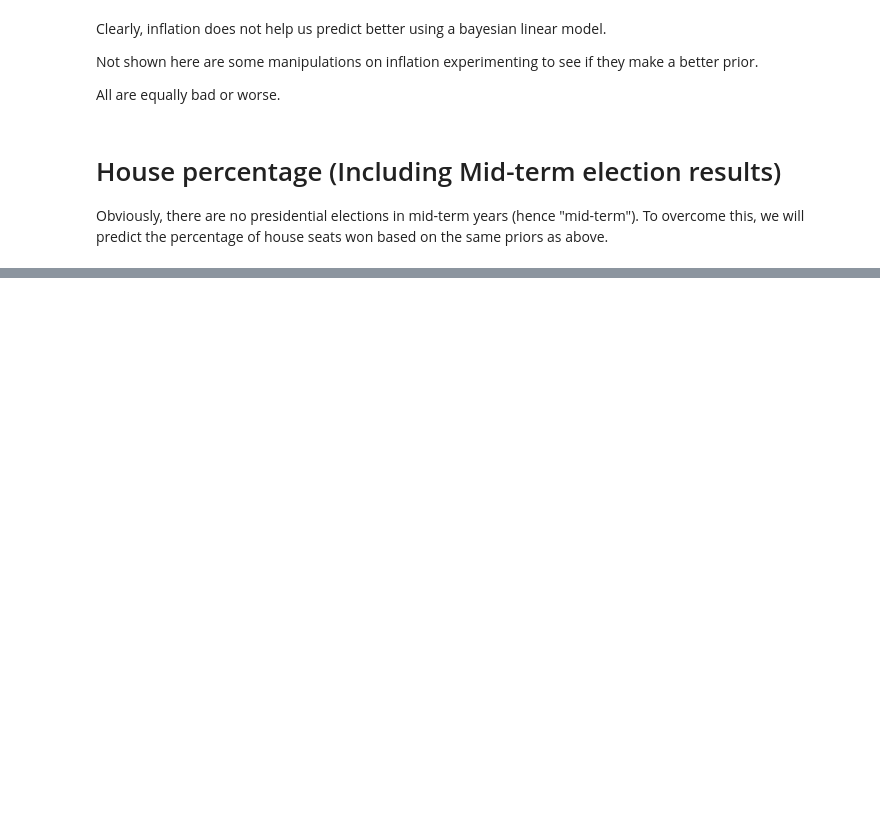
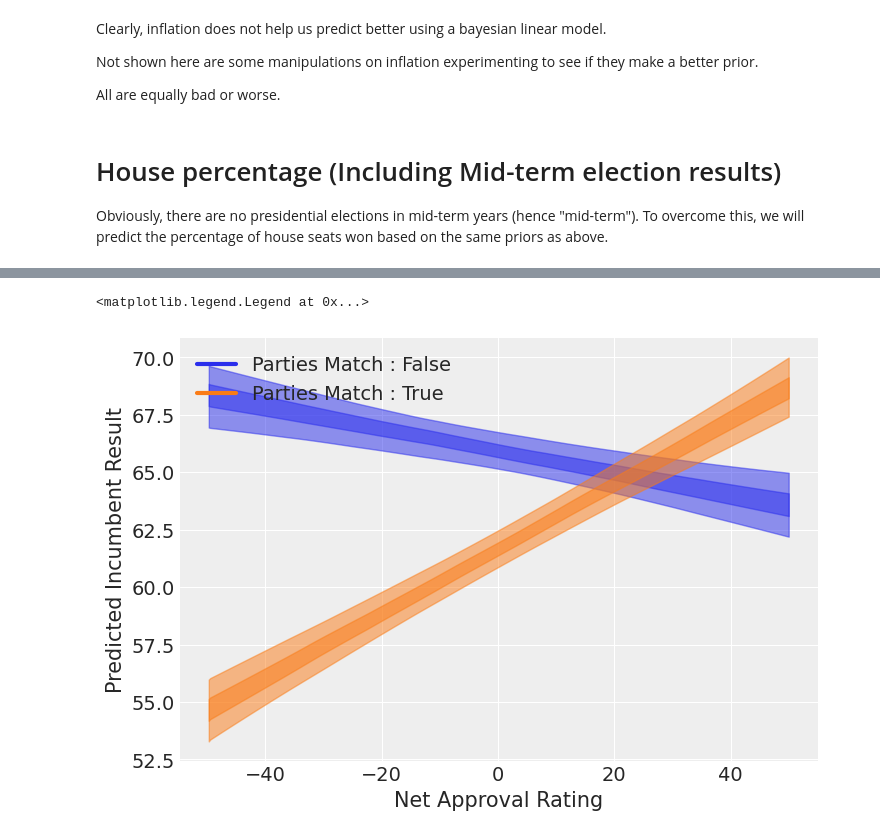
Before and after one commit to qthequartermasterman/ElectionForecasting, a Jupyter notebook: ElectionForecasting/data_collection/time_for_change.ipynb, the cells around one changed output, grey strips where cells are left out. Drawn from its saved outputs; the diff is of its cells as text; code cells hidden in the pictures; blank space fills up the shorter version.

```diff
--- a/ElectionForecasting/data_collection/time_for_change.ipynb
+++ b/ElectionForecasting/data_collection/time_for_change.ipynb
@@ -624,0 +596,35 @@ fairly accurate predictions in each.
+# %%
+import numpy as np
+import matplotlib.pyplot as plt
+import matplotlib.lines as mlines
+
+APPROVAL = np.linspace(-50, 50)
+
+
+fig, ax = plt.subplots()
+handles = []
+
+
+for i in range(2):
+    color = f"C{i}"
+    label = f"Parties Match : {bool(i)}"
+    handles.append(mlines.Line2D([], [], color=color, label=label, lw=3))
+
+    new_data = pd.DataFrame({
+           'GDP': np.ones_like(APPROVAL) * (congressional_district_data['GDP'].mean()-6),
+           'Incumbent': np.ones_like(APPROVAL) * 1,
+           'Net Approval': APPROVAL,
+           'PartiesMatch': np.ones_like(APPROVAL) * i
+    })
+    new_idata_house = house_district_model.predict(house_district_model_results, data=new_data, inplace=False)
+    mean = new_idata_house.posterior["IncumbentResult_mean"].values
+
+    az.plot_hdi(APPROVAL, mean, ax=ax, color=color)
+    az.plot_hdi(APPROVAL, mean, ax=ax, color=color, hdi_prob=0.5)
+
+ax.set_xlabel("Net Approval Rating")
+ax.set_ylabel("Predicted Incumbent Result")
+ax.legend(handles=handles, loc="upper left")
+# %% [output]
+<matplotlib.legend.Legend at 0x...>
+[figure, added]
```
Also changed, not shown: parts of 32 cells of this notebook.
